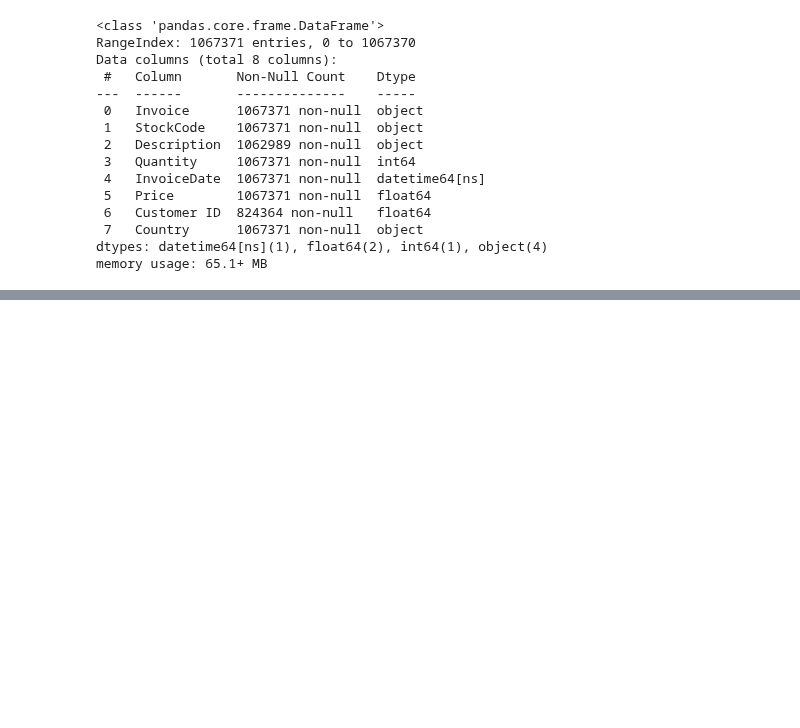
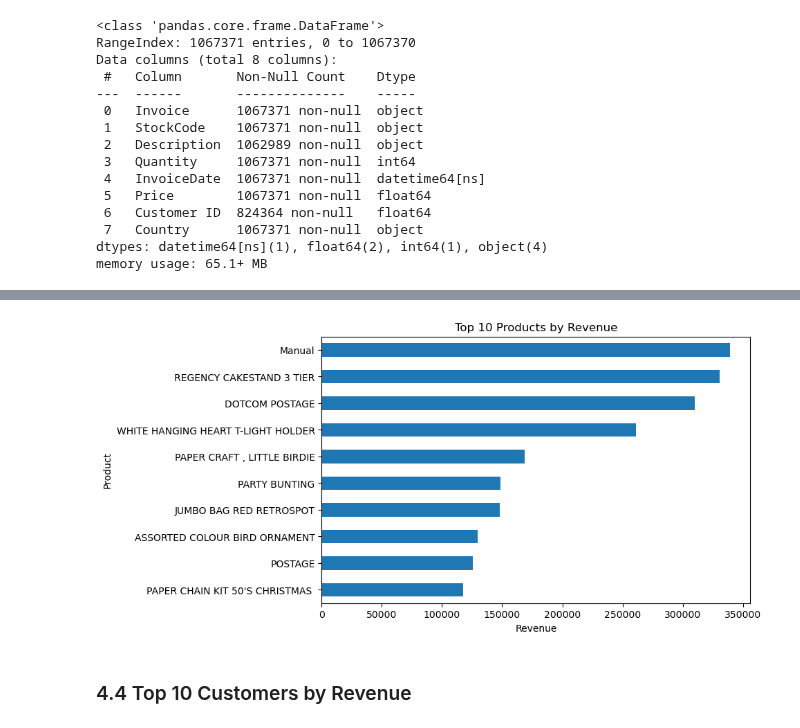
Before and after one commit to kaushiki2024/ecommerce-sales-customer-analytics, a Jupyter notebook: notebooks/01_data_cleaning_and_eda.ipynb, the cells around one changed output, grey strips where cells are left out. Saved outputs shown, nothing was run; the diff lists cells and outputs as text; code cells hidden in the pictures; blank space fills up the shorter version.

```diff
--- a/notebooks/01_data_cleaning_and_eda.ipynb
+++ b/notebooks/01_data_cleaning_and_eda.ipynb
@@ -224,0 +484,4 @@ memory usage: 65.1+ MB
+# %%
+top_products = df.groupby('Description')['Revenue'].sum().sort_values(ascending=False).head(10)
+
+top_products
@@ -224,0 +501,12 @@ memory usage: 65.1+ MB
+# %%
+top_products.plot(kind='barh', figsize=(8, 5))
+
+plt.title('Top 10 Products by Revenue')
+plt.xlabel('Revenue')
+plt.ylabel('Product')
+plt.gca().invert_yaxis()
+plt.show()
+# %% [output]
+[figure, added]
+# %% [markdown]
+### 4.4 Top 10 Customers by Revenue
```
Also changed, not shown: parts of 49 cells of this notebook.
